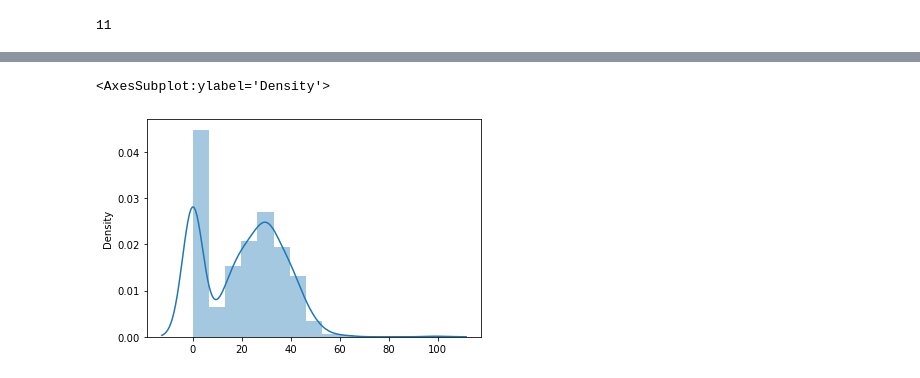
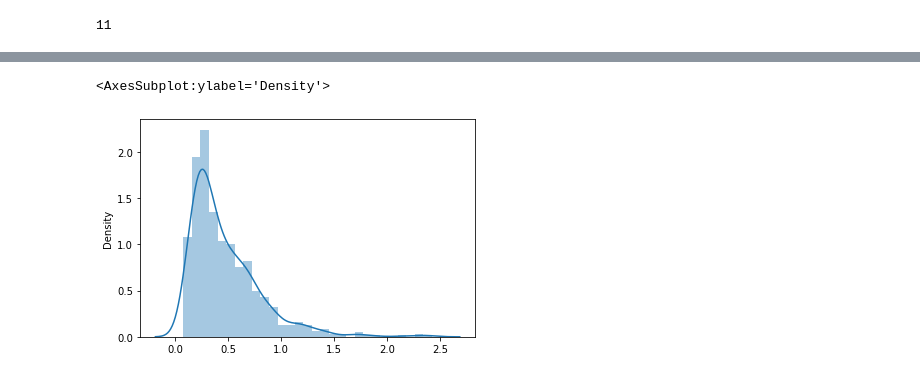
Before and after one commit to jonpb99/Data_Analytics_List_Comprehension, a Jupyter notebook: Project1_Dataset/J_Bernard_Project1.ipynb, the cells around one changed output, grey strips where cells are left out. Cells and saved outputs as stored; diff of their text form; code cells hidden in the pictures.

```diff
--- a/Project1_Dataset/J_Bernard_Project1.ipynb
+++ b/Project1_Dataset/J_Bernard_Project1.ipynb
@@ -128,6 +163,5 @@ zero_values
 # %%
-sns.distplot(tuple(df['SkinThickness']))
-#df['Insulin'].median()
+sns.distplot(tuple(df['DiabetesPedigreeFunction']))
 # %% [output]
 <AxesSubplot:ylabel='Density'>
-[figure, old version]
+[figure, new version]
```
Also changed, not shown: parts of 22 cells of this notebook.
